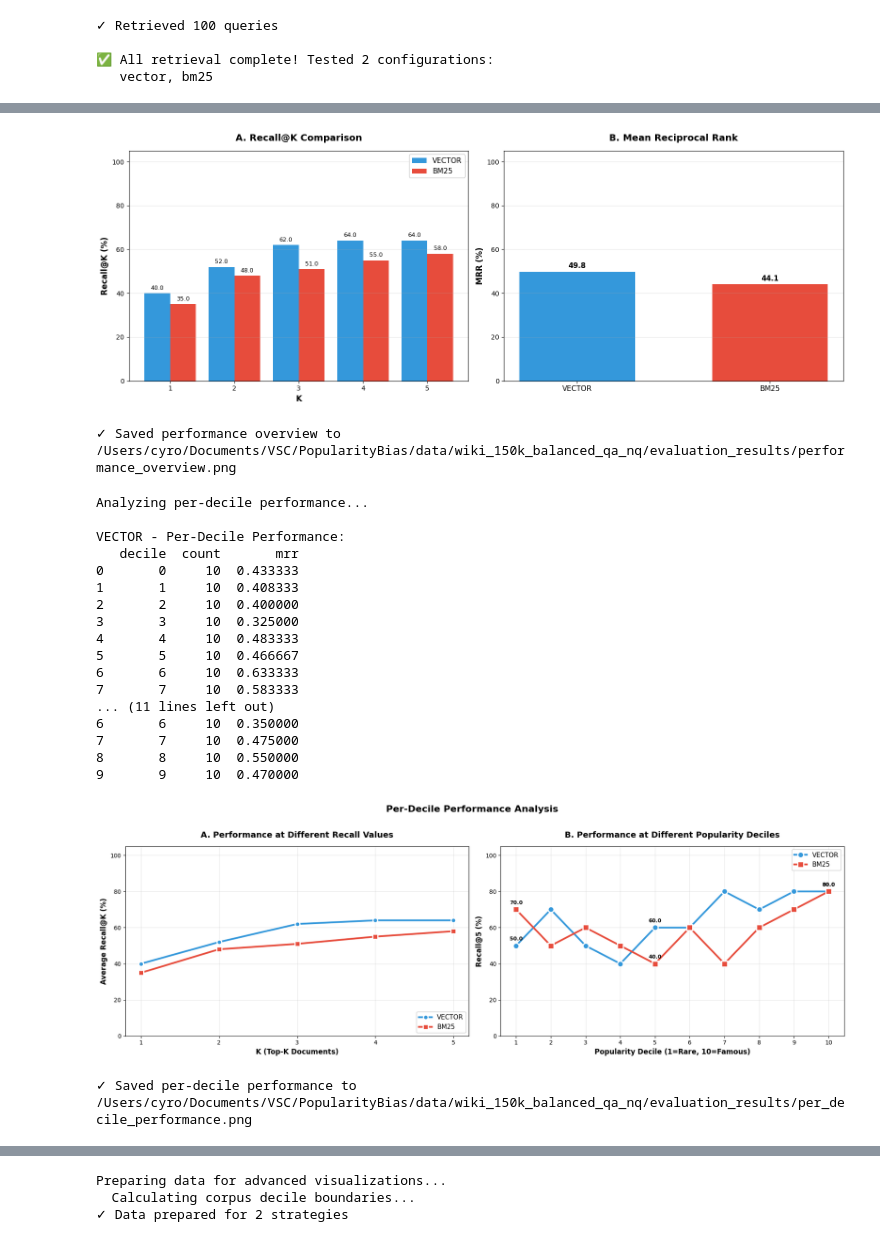
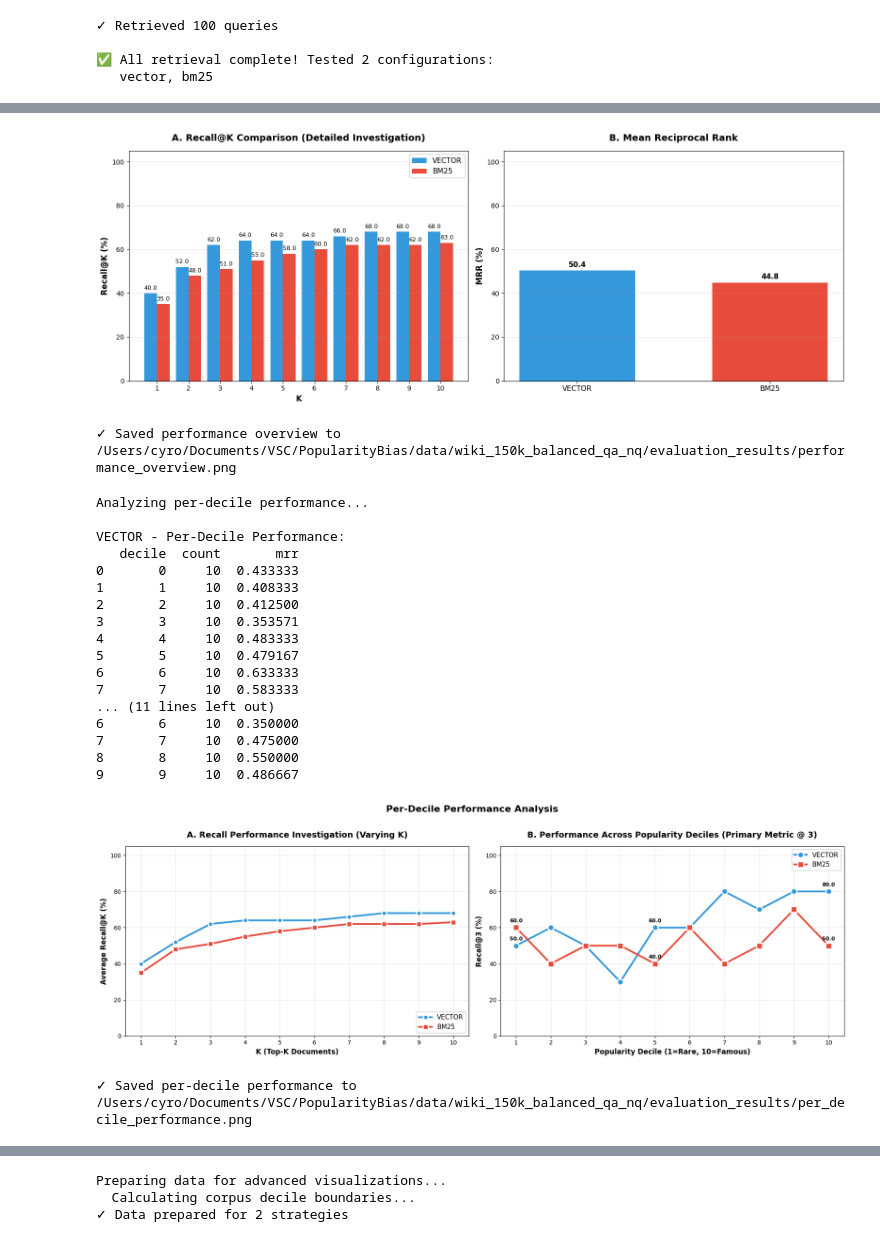
Before and after one commit to Cyro292/PopularityBias, a Jupyter notebook: rag_evaluation.ipynb, the cells around one changed output, grey strips where cells are left out. Cells and saved outputs as stored; diff of their text form; code cells hidden in the pictures.

```diff
--- a/rag_evaluation.ipynb
+++ b/rag_evaluation.ipynb
@@ -59,7 +59,7 @@ CHUNK_OVERLAP = 100
 # Retrieval Configuration
 STRATEGIES = ["vector", "bm25"]  # Strategies to evaluate
 TOP_K = 10  # Primary metric for reporting (e.g., Recall@10 for popularity decile analysis)
-K_VALUES_DETAILED = range(1, 21)  # K values for investigation/curves (e.g., 1-20 to see full trend)
+K_VALUES_DETAILED = range(1, 11)  # K values for investigation/curves (e.g., 1-20 to see full trend)
 MAX_QUESTIONS = None  # Set to limit for testing (e.g., 100), None for all
 
 # Output
@@ -390,7 +392,7 @@ plt.show()
 
 print(f"✓ Saved performance overview to {RESULTS_DIR / 'performance_overview.png'}")
 # %% [output]
-[figure, old version]
+[figure, new version]
 ✓ Saved performance overview to /Users/cyro/Documents/VSC/PopularityBias/data/wiki_150k_balanced_qa_nq/evaluation_results/performance_overview.png
 # %%
 # ============================================================================
@@ -398,6 +400,8 @@ print(f"✓ Saved performance overview to {RESULTS_DIR / 'performance_overview.p
 # ============================================================================
 
 print("Analyzing per-decile performance...\n")
+
+TOP_K = 3
 
 # Compute per-decile metrics for each strategy - calculate for all needed k values
 decile_metrics_by_strategy = {}
@@ -470,38 +474,38 @@ for strategy in ALL_STRATEGIES:
             ax.text(x, y + 3, f'{y:.1f}', ha='center', fontsize=9, fontweight='bold')
 
 ax.set_xlabel('Popularity Decile (1=Rare, 10=Famous)', fontsize=12, fontweight='bold')
 ax.set_ylabel(f'Recall@{TOP_K} (%)', fontsize=12, fontweight='bold')
 ax.set_title(f'B. Performance Across Popularity Deciles (Primary Metric @ {TOP_K})', fontsize=14, fontweight='bold', pad=15)
 ax.grid(True, alpha=0.3)
 ax.legend(loc='best', fontsize=11, framealpha=0.95)
 ax.set_xticks(range(1, 11))
 ax.set_ylim(0, 105)
 
 plt.suptitle("Per-Decile Performance Analysis", fontsize=16, fontweight='bold', y=1.02)
 plt.tight_layout()
 plt.savefig(RESULTS_DIR / "per_decile_performance.png", dpi=300, bbox_inches='tight')
 plt.show()
 
 print(f"✓ Saved per-decile performance to {RESULTS_DIR / 'per_decile_performance.png'}")
 # %% [output]
 Analyzing per-decile performance...
 
 VECTOR - Per-Decile Performance:
    decile  count       mrr
 0       0     10  0.433333
 1       1     10  0.408333
-2       2     10  0.400000
-3       3     10  0.325000
+2       2     10  0.412500
+3       3     10  0.353571
 4       4     10  0.483333
-5       5     10  0.466667
+5       5     10  0.479167
 6       6     10  0.633333
 7       7     10  0.583333
 ... (11 lines left out)
 6       6     10  0.350000
 7       7     10  0.475000
 8       8     10  0.550000
-9       9     10  0.470000
+9       9     10  0.486667
-[figure, old version]
+[figure, new version]
 ✓ Saved per-decile performance to /Users/cyro/Documents/VSC/PopularityBias/data/wiki_150k_balanced_qa_nq/evaluation_results/per_decile_performance.png
 # %%
 # ============================================================================
```
Also changed, not shown: parts of 5 cells of this notebook, 6 other files.
